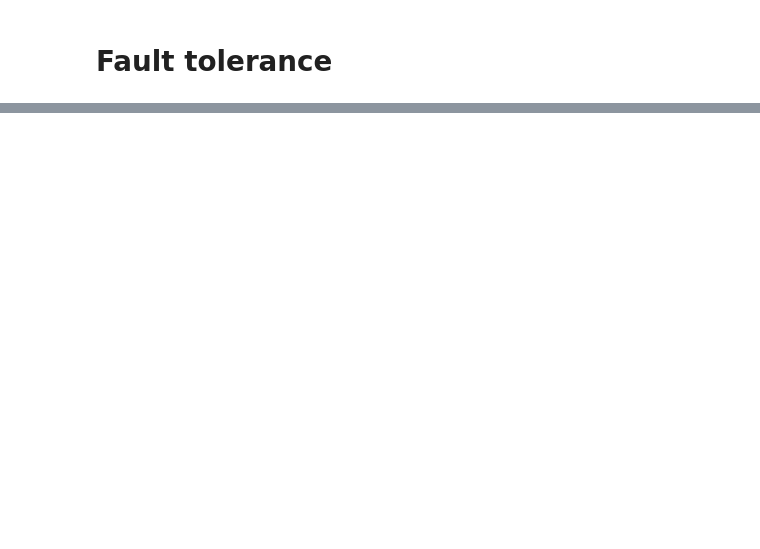
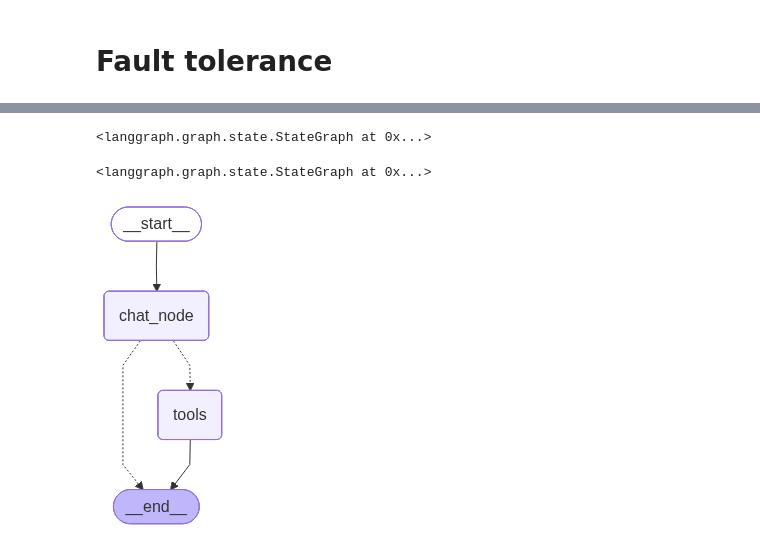
Before and after one commit to appu57/chatbot_with_memory, a Jupyter notebook: notebook_chatbot.ipynb, the cells around one changed output, grey strips where cells are left out. Saved outputs shown, nothing was run; the diff lists cells and outputs as text; code cells hidden in the pictures; blank space fills up the shorter version.

Commit message:
mcp tools

```diff
--- a/notebook_chatbot.ipynb
+++ b/notebook_chatbot.ipynb
@@ -280,0 +317,26 @@ NameError: name 'graph' is not defined
+# %%
+def chat_tool_node(state:ChatState):
+    messages = state['messages']
+    response = llm_with_tools.invoke(messages)
+    return {"messages": [response]}
+
+tool_node = ToolNode(tools)
+# %%
+graph = StateGraph(ChatState)
+graph.add_node("chat_node", chat_tool_node)
+graph.add_node("tools", tool_node)
+# %% [output]
+<langgraph.graph.state.StateGraph at 0x...>
+# %%
+graph.add_edge(START, "chat_node")
+
+#if llm asked for a tool, go to toolnode else finish
+graph.add_conditional_edges("chat_node", tools_condition)
+# %% [output]
+<langgraph.graph.state.StateGraph at 0x...>
+# %%
+chatbot = graph.compile()
+# %%
+chatbot
+# %% [output]
+[figure, added]
```
Also changed, not shown: parts of 25 cells of this notebook, 9 other files.
